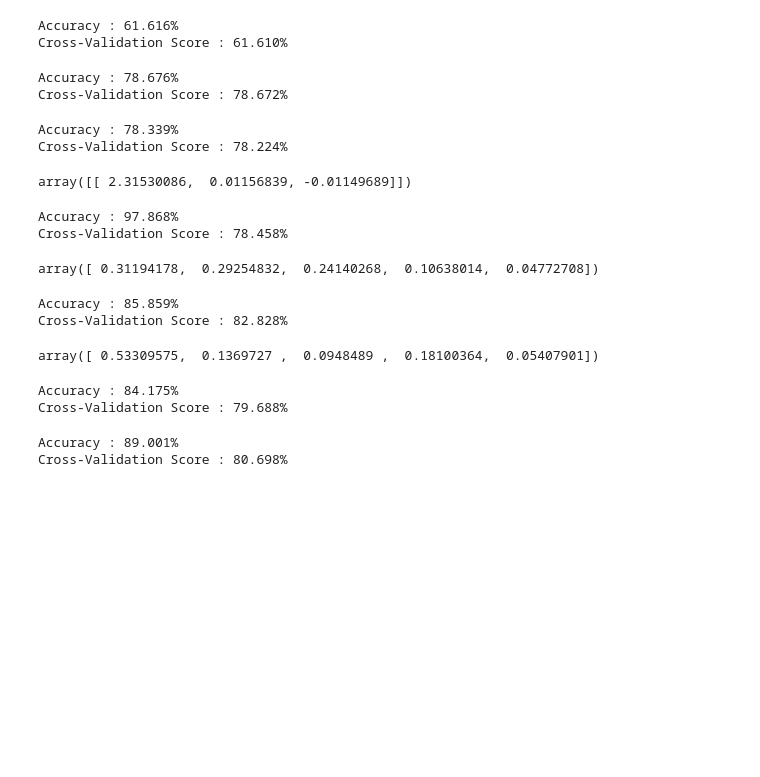
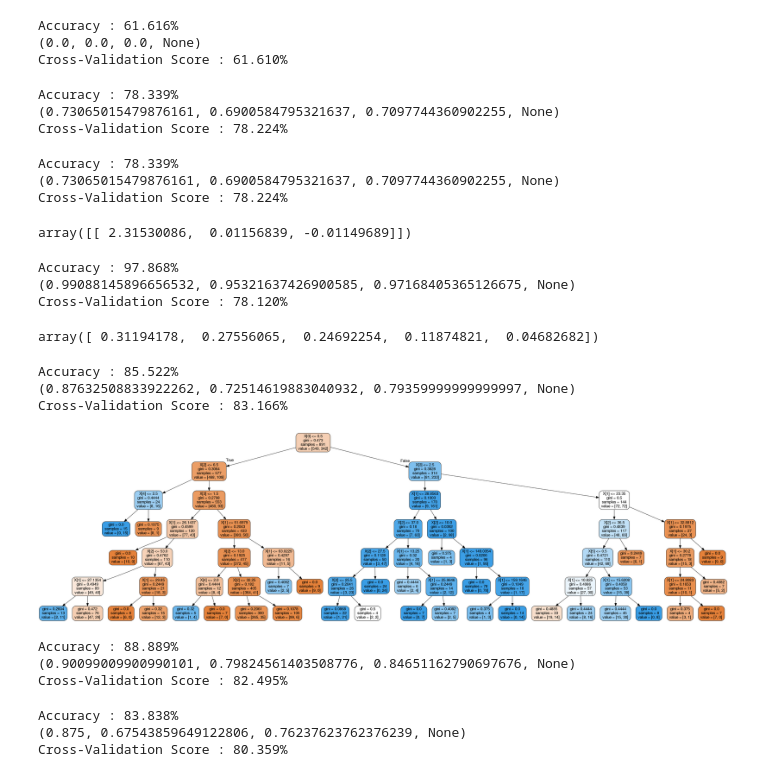
Before and after one commit to mayanksatnalika/ipython, a Jupyter notebook: titanic/titanic_2-6-16.ipynb, the cells around one changed output. Saved outputs shown, nothing was run; the diff lists cells and outputs as text; code cells hidden in the pictures; blank space fills up the shorter version.

```diff
--- a/titanic/titanic_2-6-16.ipynb
+++ b/titanic/titanic_2-6-16.ipynb
@@ -30,6 +40,13 @@ def classification_model(model, data, predictors, outcome):
     #Print accuracy
     accuracy = metrics.accuracy_score(predictions,data[outcome])
     print "Accuracy : %s" % "{0:.3%}".format(accuracy)
+
+
+
+    precision = metrics.precision_recall_fscore_support(data[outcome], predictions, average = 'binary', warn_for=('precision', 'recall', 'f-score') )
+    print(precision)
+
+
 
     #Perform k-fold cross-validation with 5 folds
     kf = KFold(data.shape[0], n_folds=5)
@@ -68,15 +85,17 @@ predictor_var = ['Age']
 classification_model(model, titanic,predictor_var,outcome_var)
 # %% [output]
 Accuracy : 61.616%
+(0.0, 0.0, 0.0, None)
 Cross-Validation Score : 61.610%
 # %%
 outcome_var = 'Survived'
 model = LogisticRegression()
-predictor_var = ['Sex']
+predictor_var = ['Sex','Fare','Age']
 classification_model(model, titanic,predictor_var,outcome_var)
 # %% [output]
-Accuracy : 78.676%
-Cross-Validation Score : 78.672%
+Accuracy : 78.339%
+(0.73065015479876161, 0.6900584795321637, 0.7097744360902255, None)
+Cross-Validation Score : 78.224%
 # %%
 outcome_var = 'Survived'
 model = LogisticRegression()
@@ -84,6 +103,7 @@ predictor_var = ['Sex',  'Fare', 'Age']
 classification_model(model, titanic,predictor_var,outcome_var)
 # %% [output]
 Accuracy : 78.339%
+(0.73065015479876161, 0.6900584795321637, 0.7097744360902255, None)
 Cross-Validation Score : 78.224%
 # %%
 model.coef_
@@ -97,33 +117,48 @@ classification_model(model, titanic, predictor_var, outcome_var)
 model.feature_importances_
 # %% [output]
 Accuracy : 97.868%
-Cross-Validation Score : 78.458%
+(0.99088145896656532, 0.95321637426900585, 0.97168405365126675, None)
+Cross-Validation Score : 78.120%
-array([ 0.31194178,  0.29254832,  0.24140268,  0.10638014,  0.04772708])
+array([ 0.31194178,  0.27556065,  0.24692254,  0.11874821,  0.04682682])
+# %%
+#decision trees with tuning
+model = DecisionTreeClassifier(max_depth= 6, min_samples_split=10, min_samples_leaf=4)
+predictor_var= ['Sex', 'Fare', 'Age', 'Pclass','SibSp','Embarked']
+classification_model(model, titanic, predictor_var, outcome_var)
+import sklearn
+import sklearn.tree
+clf = DecisionTreeClassifier(max_depth= 6, min_samples_split=10, min_samples_leaf=4)
+clf.fit(titanic[predictor_var], titanic[outcome_var])
+predictions = clf.predict(data[predictors])
+
+with open('tree_2'+'.dot','w') as dotfile:
+    sklearn.tree.export_graphviz(clf,dotfile,filled=True, rounded=True)
+(graph,) = pydot.graph_from_dot_file('tree_2.dot')
+graph.write_png('ans.png')
+
+Image(filename='ans.png')
+# %% [output]
+Accuracy : 85.522%
+(0.87632508833922262, 0.72514619883040932, 0.79359999999999997, None)
+Cross-Validation Score : 83.166%
+[figure, added]
 # %%
-#decision trees with tuning
-model = DecisionTreeClassifier(max_depth=6, min_samples_split=10, min_samples_leaf=4)
-predictor_var= ['Sex', 'Fare', 'Age', 'Pclass','SibSp']
+model = RandomForestClassifier(n_estimators=100,max_depth=10, min_samples_split=4, min_samples_leaf=3)
+predictor_var= ['Sex', 'Fare', 'Age', 'Pclass','SibSp','Embarked']
 classification_model(model, titanic, predictor_var, outcome_var)
-model.feature_importances_
 # %% [output]
-Accuracy : 85.859%
-Cross-Validation Score : 82.828%
+Accuracy : 88.889%
+(0.90099009900990101, 0.79824561403508776, 0.84651162790697676, None)
+Cross-Validation Score : 82.495%
-array([ 0.53309575,  0.1369727 ,  0.0948489 ,  0.18100364,  0.05407901])
 # %%
-model = RandomForestClassifier(n_estimators=50, min_samples_split=20, min_samples_leaf=6)
-predictor_var = ['Sex', 'Fare', 'Pclass']
+from sklearn.ensemble import   GradientBoostingClassifier
+model = GradientBoostingClassifier(n_estimators=25, min_samples_split= 4, min_samples_leaf= 2, max_depth= 3)
+predictor_var = ['Sex', 'Fare','Fare','Pclass','SibSp']
 classification_model(model, titanic, predictor_var, outcome_var)
 # %% [output]
-Accuracy : 84.175%
-Cross-Validation Score : 79.688%
+Accuracy : 83.838%
+(0.875, 0.67543859649122806, 0.76237623762376239, None)
+Cross-Validation Score : 80.359%
-# %%
-from sklearn.ensemble import   GradientBoostingClassifier
-model = GradientBoostingClassifier(n_estimators=100,min_samples_split=6, min_samples_leaf=4,max_depth=6)
-predictor_var = ['Sex', 'Fare', 'Pclass']
-classification_model(model, titanic, predictor_var, outcome_var)
-# %% [output]
-Accuracy : 89.001%
-Cross-Validation Score : 80.698%
 # %%
 titanic_test = pd.read_csv("test.csv")
 titanic_test["Age"] = titanic_test["Age"].fillna(titanic["Age"].median())
```
Also changed, not shown: parts of 8 cells of this notebook, 15 other files.
